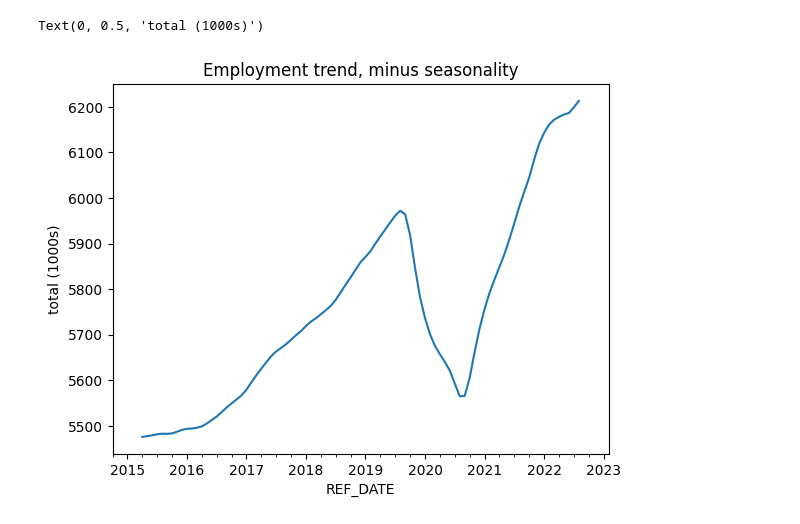
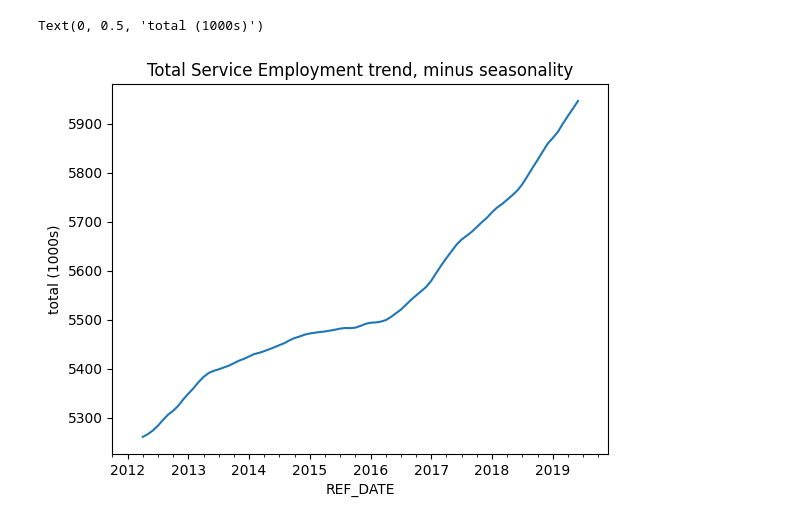
Before and after one commit to mikesuderman/SCS3251_termproject, a Jupyter notebook: term_project.ipynb, the cells around one changed output. Cells and saved outputs as stored; diff of their text form; code cells hidden in the pictures.

Commit message:
ltd to precovid, decomposed segs

```diff
--- a/term_project.ipynb
+++ b/term_project.ipynb
@@ -46,10 +47,10 @@ print(on_df.head())
 # %%
 # pivot table to show collected values
-df_pivot = on_df.pivot(index=["REF_DATE"],
+DF_PIVOT = on_df.pivot(index=["REF_DATE"],
             columns=["Class of worker", "North American Industry Classification System (NAICS)"],
             values="VALUE")
 
-df_pivot
+DF_PIVOT
 # %% [output]
 | Class of worker | Total employed, all classes of wo... |  |  |  | ... |
 | North American Industry Classific... | Total employed, all industries | Goods-producing sector | Agriculture [111-112, 1100, 1151-... | Forestry, fishing, mining, quarry... | ... |
@@ -69,6 +70,6 @@ df_pivot
 # %%
 # just looking at all Service workers, regardless of sub-industry, self-employed status
-service_col = df_pivot['Total employed, all classes of workers','Services-producing sector']
+service_col = DF_PIVOT['Total employed, all classes of workers','Services-producing sector']
 gr = service_col.plot.line(title='Ontario Service Industry Employment')
 gr.set_ylabel("total (1000s)")
 # %% [output]
@@ -95,0 +87,6 @@ decomposition.seasonal.plot(figsize=(20, 8))
+# %%
+# Seasonality - pre-covid
+
+service_col_precovid = service_col[:"2019-12-31 00:00:00"].copy()
+decomposition = sm.tsa.seasonal_decompose(service_col_precovid)
+gr = decomposition.seasonal.plot(figsize=(20, 8), title='Pre-covid Seasonal autocorrelation')
@@ -96,6 +95,6 @@ decomposition.seasonal.plot(figsize=(20, 8))
 # %%
-gr = decomposition.trend.plot(title='Employment trend, minus seasonality')
+gr = decomposition.trend.plot(title='Total Service Employment trend, minus seasonality')
 gr.set_ylabel("total (1000s)")
 # %% [output]
 Text(0, 0.5, 'total (1000s)')
-[figure, old version]
+[figure, new version]
```
Also changed, not shown: parts of 11 cells of this notebook, 1 other file.
